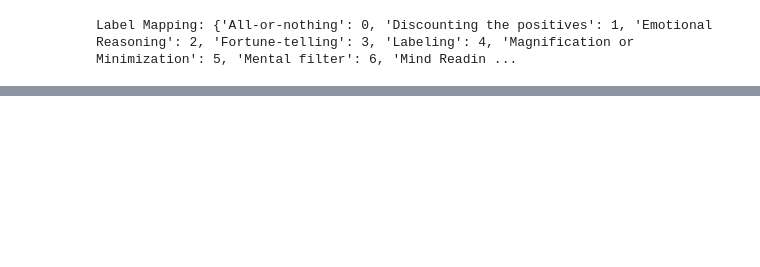
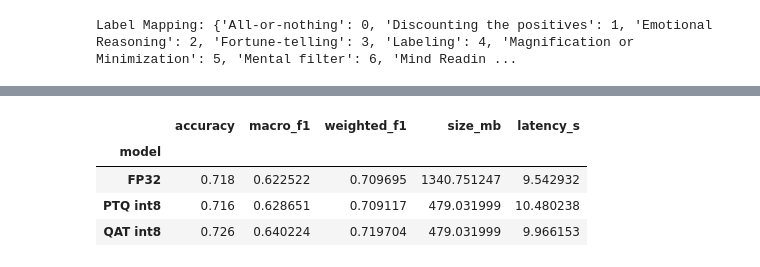
Before and after one commit to axelkrnwn/cognidist-id, a Jupyter notebook: cognitive-distortion-indonesia.ipynb, the cells around one changed output, grey strips where cells are left out. Cells and saved outputs as stored; diff of their text form; code cells hidden in the pictures; blank space fills up the shorter version.

```diff
--- a/cognitive-distortion-indonesia.ipynb
+++ b/cognitive-distortion-indonesia.ipynb
@@ -272,35 +289,41 @@ from sklearn.metrics import f1_score
 
 MODELS = {
     "FP32": f"{OUT_PATH}/fp32",
-    "PTQ int4": f"{OUT_PATH}/ptq-int4",
-    "QAT int4": f"{OUT_PATH}/qat-int4",
+    "PTQ int8": f"{OUT_PATH}/ptq-int4",
+    "QAT int8": f"{OUT_PATH}/qat-int4",
 }
 
 all_preds = {}
 rows = []
 for name, path in MODELS.items():
     pred_model = get_model(path)
 
     start = time.perf_counter()
     outputs = pred_model(list(test['x']), truncation=True, max_length=128, batch_size=16)
     elapsed = time.perf_counter() - start
 
     preds = np.array([label2id[output['label']] for output in outputs])
     all_preds[name] = preds
     rows.append({
         "model": name,
         "accuracy": accuracy_score(test['y'], preds),
         "macro_f1": f1_score(test['y'], preds, average="macro"),
         "weighted_f1": f1_score(test['y'], preds, average="weighted"),
         "size_mb": os.path.getsize(f"{path}/model.pt") / 1e6,
         "latency_s": elapsed,
     })
 
     del pred_model
     torch.cuda.empty_cache()
 
 comparison = pd.DataFrame(rows).set_index("model")
 comparison
+# %% [output]
+|  | accuracy | macro_f1 | weighted_f1 | size_mb | latency_s |
+| model |  |  |  |  |  |
+| FP32 | 0.718 | 0.622522 | 0.709695 | 1340.751247 | 9.542932 |
+| PTQ int8 | 0.716 | 0.628651 | 0.709117 | 479.031999 | 10.480238 |
+| QAT int8 | 0.726 | 0.640224 | 0.719704 | 479.031999 | 9.966153 |
 # %%
 from sklearn.metrics import confusion_matrix
 from sklearn.metrics import classification_report, accuracy_score
```
Also changed, not shown: parts of 7 cells of this notebook.
